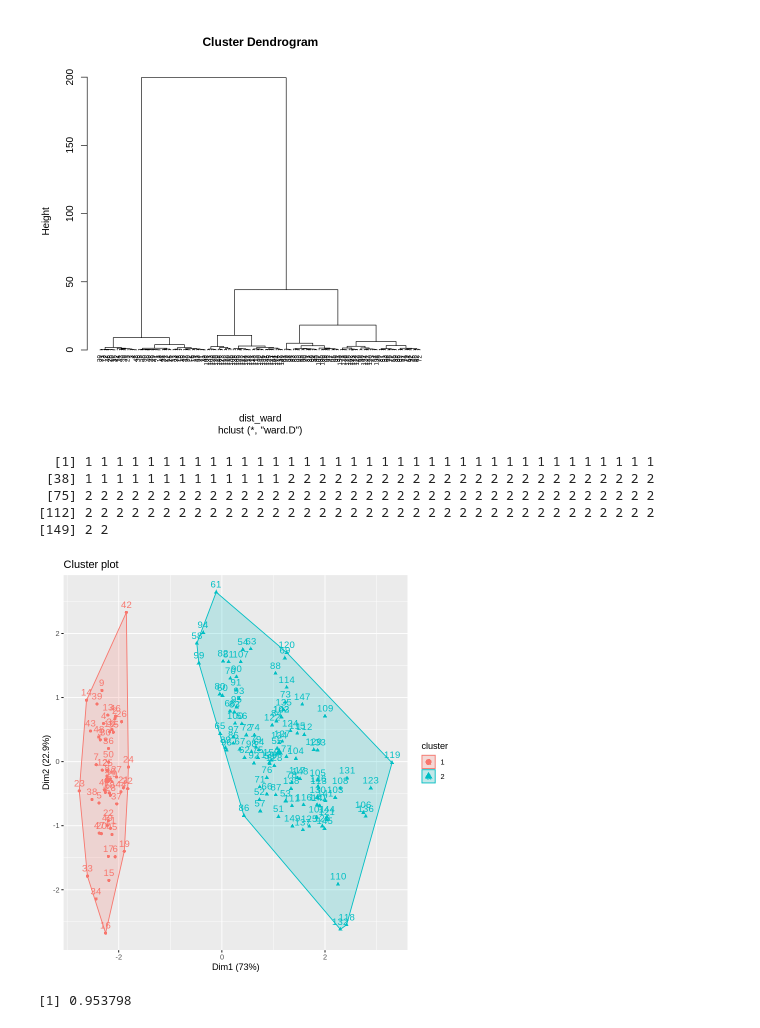
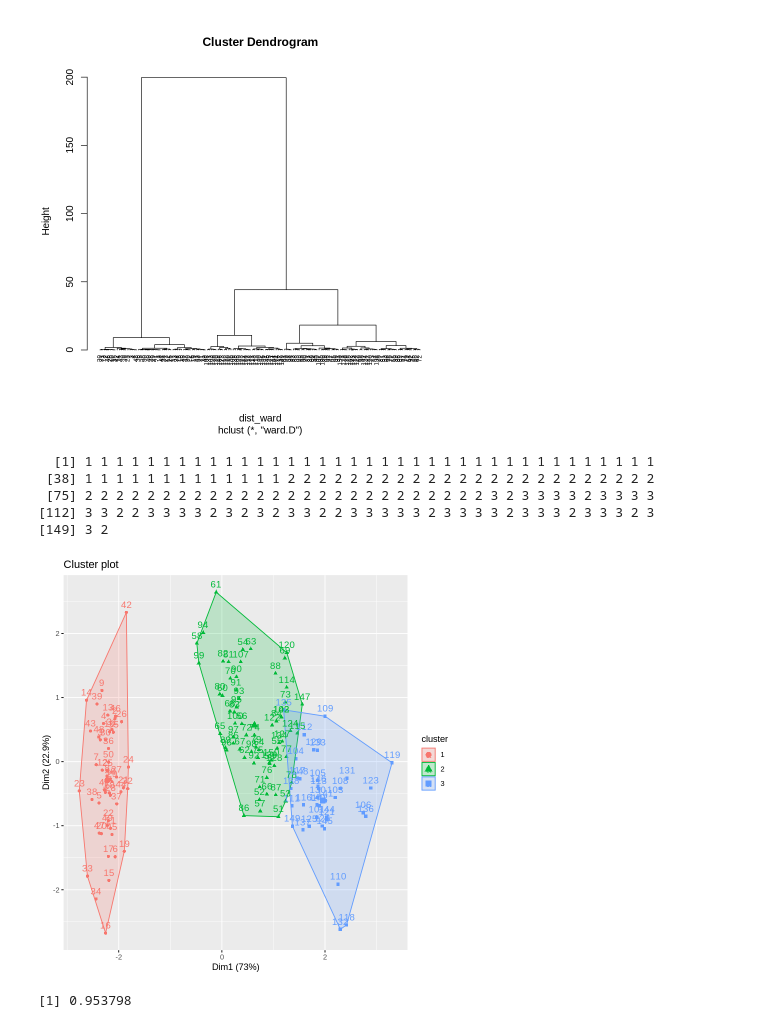
Before and after one commit to Viktory4121/MME, a Jupyter notebook: lab3.ipynb, the cells around one changed output. Saved outputs shown, nothing was run; the diff lists cells and outputs as text; code cells hidden in the pictures.

```diff
--- a/lab3.ipynb
+++ b/lab3.ipynb
@@ -75,16 +75,16 @@ Distance         : euclidean
 Number of objects: 150
 [figure]
 # %%
-sub_grps <- cutree(model_ward, k = 2)
+sub_grps <- cutree(model_ward, k = 3)
 print(sub_grps)
 fviz_cluster(list(data = part_data, cluster = sub_grps))
 # %% [output]
   [1] 1 1 1 1 1 1 1 1 1 1 1 1 1 1 1 1 1 1 1 1 1 1 1 1 1 1 1 1 1 1 1 1 1 1 1 1 1
  [38] 1 1 1 1 1 1 1 1 1 1 1 1 1 2 2 2 2 2 2 2 2 2 2 2 2 2 2 2 2 2 2 2 2 2 2 2 2
- [75] 2 2 2 2 2 2 2 2 2 2 2 2 2 2 2 2 2 2 2 2 2 2 2 2 2 2 2 2 2 2 2 2 2 2 2 2 2
-[112] 2 2 2 2 2 2 2 2 2 2 2 2 2 2 2 2 2 2 2 2 2 2 2 2 2 2 2 2 2 2 2 2 2 2 2 2 2
-[149] 2 2
+ [75] 2 2 2 2 2 2 2 2 2 2 2 2 2 2 2 2 2 2 2 2 2 2 2 2 2 2 3 2 3 3 3 3 2 3 3 3 3
+[112] 3 3 2 2 3 3 3 3 2 3 2 3 2 3 3 2 2 3 3 3 3 3 2 3 3 3 3 2 3 3 3 2 3 3 3 2 3
+[149] 3 2
-[figure, old version]
+[figure, new version]
 # %%
 model_diana <- diana(part_data)
 model_diana$dc
```
Also changed, not shown: parts of 6 cells of this notebook.
